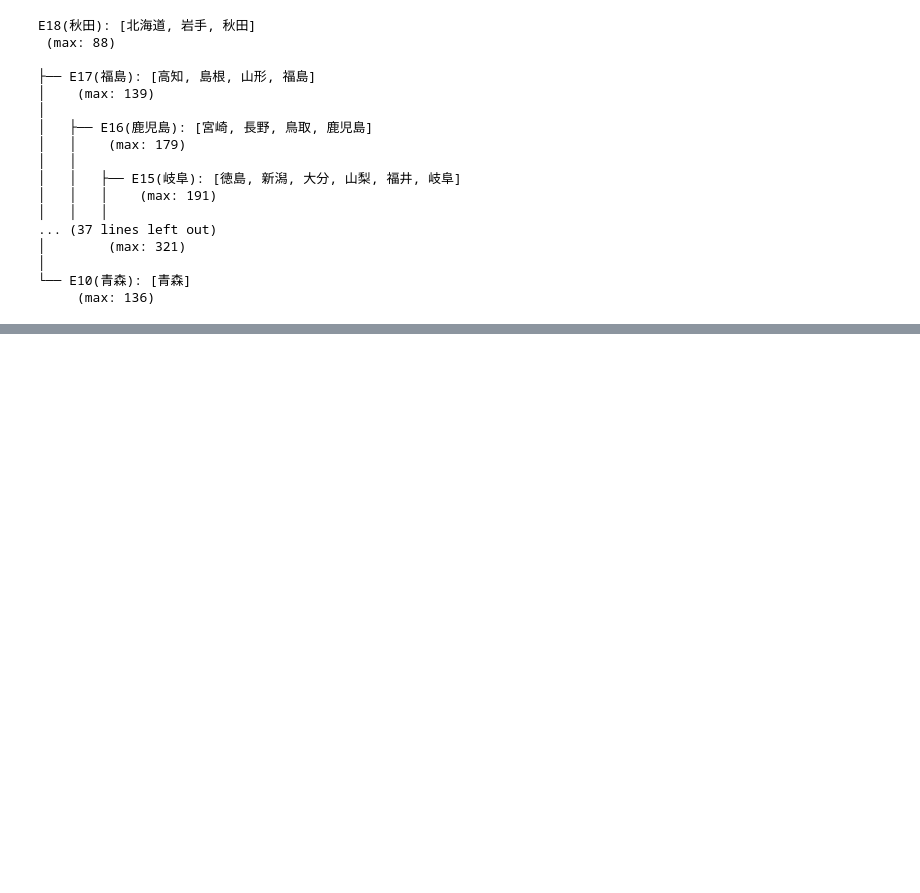
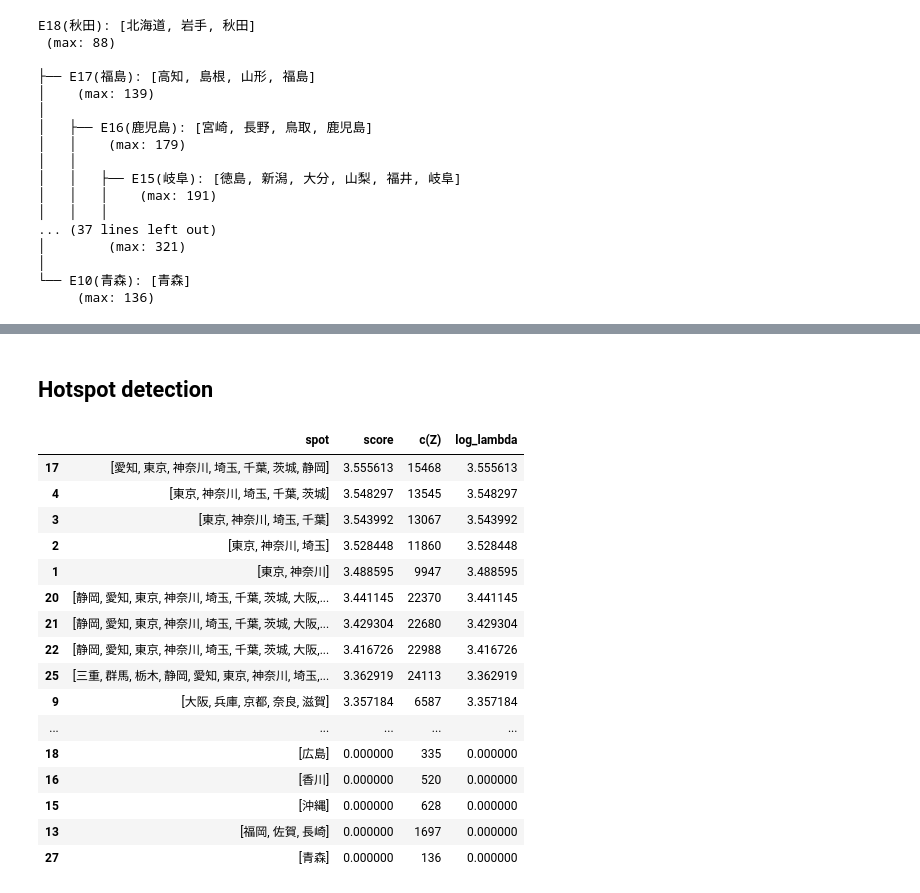
Before and after one commit to takeshi-teshima/echelon-py-examples, a Jupyter notebook: Japan-prefecture-example.ipynb, the cells around one changed output, grey strips where cells are left out. Drawn from its saved outputs; the diff is of its cells as text; code cells hidden in the pictures; blank space fills up the shorter version.

Commit message:
Feature/hotspot detection (#12)
* Add hot-spot detection examples

* Update documents

```diff
--- a/Japan-prefecture-example.ipynb
+++ b/Japan-prefecture-example.ipynb
@@ -153,0 +167,22 @@ E18(秋田): [北海道, 岩手, 秋田]
+# %% [markdown]
+## Hotspot detection
+# %%
+analyzer.hotspots(result)
+# %% [output]
+|  | spot | score | c(Z) | log_lambda |
+| 17 | [愛知, 東京, 神奈川, 埼玉, 千葉, 茨城, 静岡] | 3.555613 | 15468 | 3.555613 |
+| 4 | [東京, 神奈川, 埼玉, 千葉, 茨城] | 3.548297 | 13545 | 3.548297 |
+| 3 | [東京, 神奈川, 埼玉, 千葉] | 3.543992 | 13067 | 3.543992 |
+| 2 | [東京, 神奈川, 埼玉] | 3.528448 | 11860 | 3.528448 |
+| 1 | [東京, 神奈川] | 3.488595 | 9947 | 3.488595 |
+| 20 | [静岡, 愛知, 東京, 神奈川, 埼玉, 千葉, 茨城, 大阪,... | 3.441145 | 22370 | 3.441145 |
+| 21 | [静岡, 愛知, 東京, 神奈川, 埼玉, 千葉, 茨城, 大阪,... | 3.429304 | 22680 | 3.429304 |
+| 22 | [静岡, 愛知, 東京, 神奈川, 埼玉, 千葉, 茨城, 大阪,... | 3.416726 | 22988 | 3.416726 |
+| 25 | [三重, 群馬, 栃木, 静岡, 愛知, 東京, 神奈川, 埼玉,... | 3.362919 | 24113 | 3.362919 |
+| 9 | [大阪, 兵庫, 京都, 奈良, 滋賀] | 3.357184 | 6587 | 3.357184 |
+| ... | ... | ... | ... | ... |
+| 18 | [広島] | 0.000000 | 335 | 0.000000 |
+| 16 | [香川] | 0.000000 | 520 | 0.000000 |
+| 15 | [沖縄] | 0.000000 | 628 | 0.000000 |
+| 13 | [福岡, 佐賀, 長崎] | 0.000000 | 1697 | 0.000000 |
+| 27 | [青森] | 0.000000 | 136 | 0.000000 |
```
Also changed, not shown: parts of 8 cells of this notebook, 8 other files.
